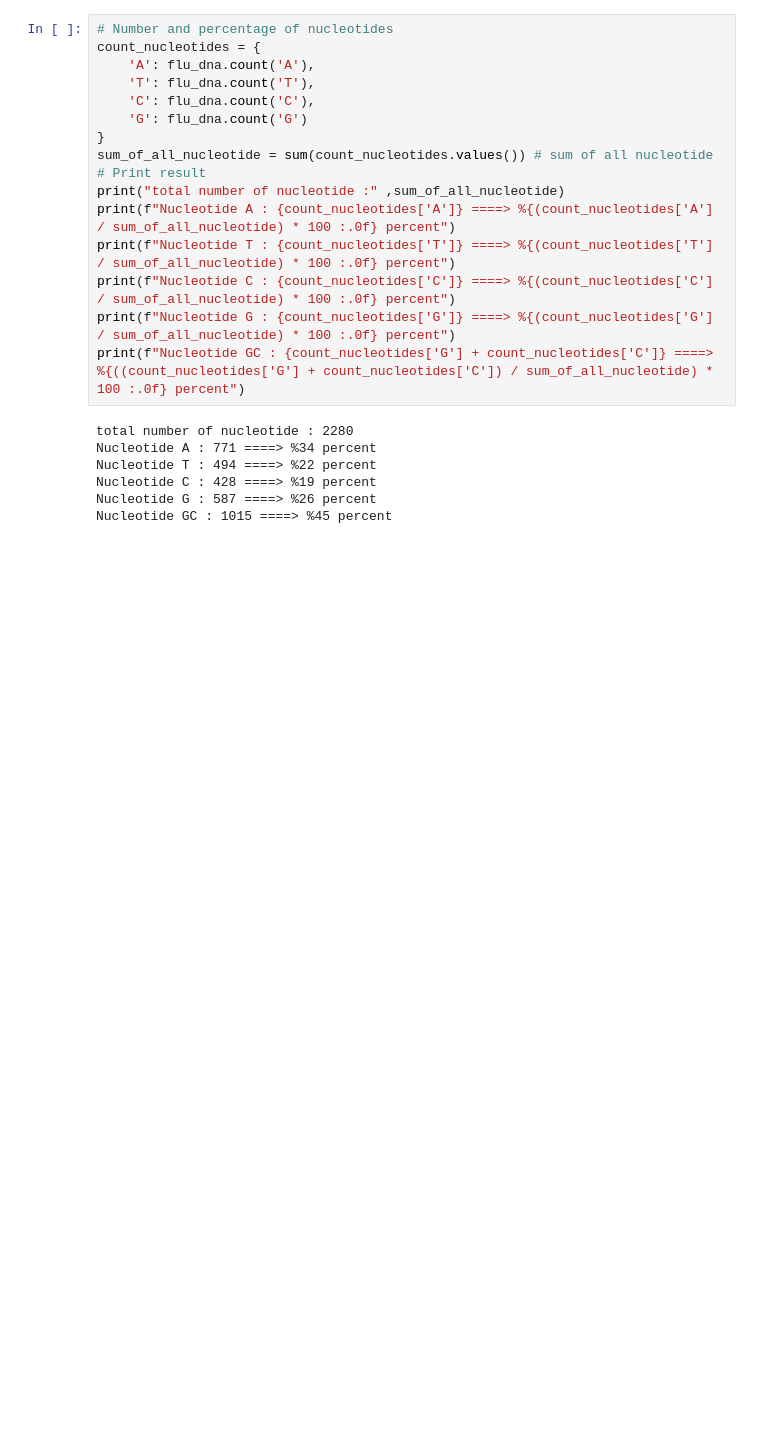
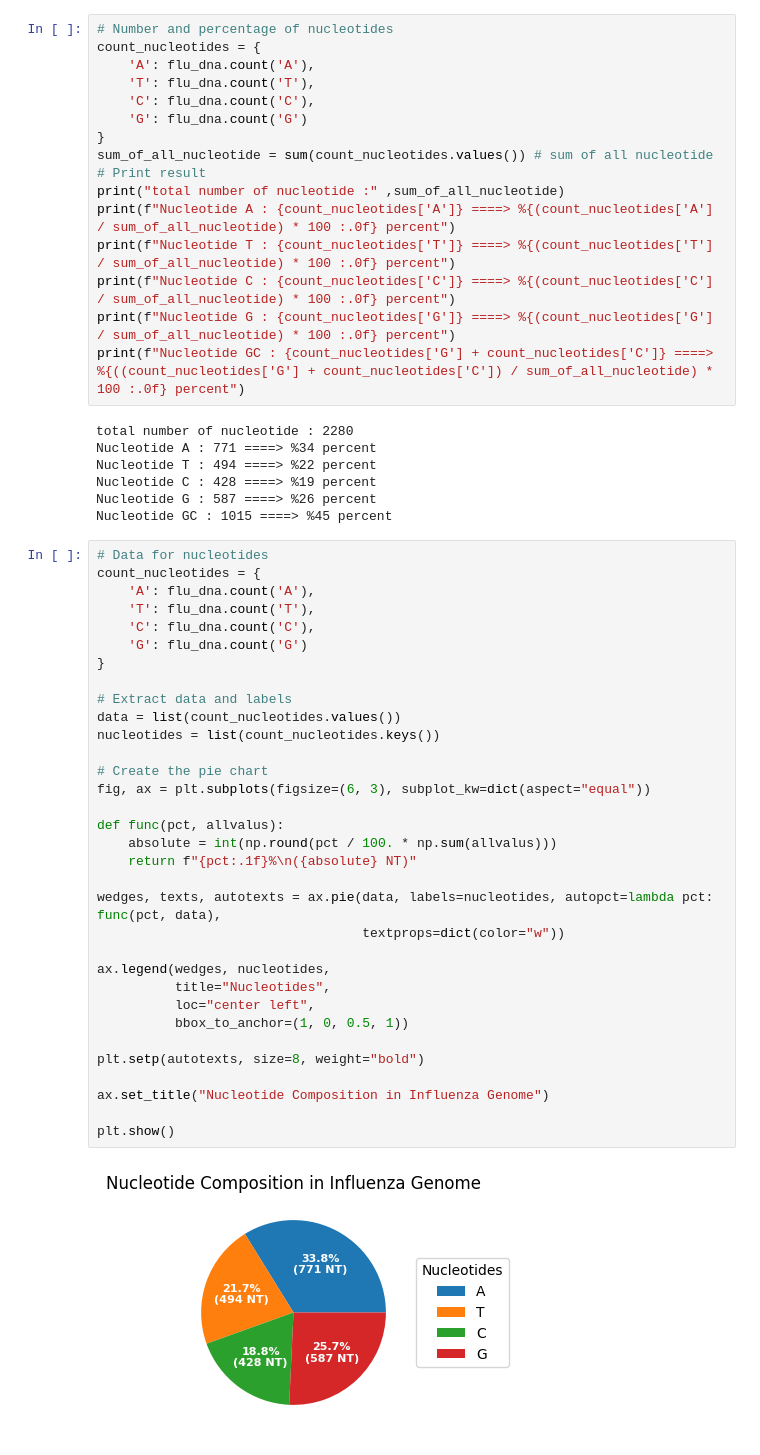
Before and after one commit to hashemi221022/Bioinformatics-Influenza_genome_analysis, a Jupyter notebook: Influenza_genome_analysis.ipynb, the cells around one changed output. Drawn from its saved outputs; the diff is of its cells as text; blank space fills up the shorter version.

Commit message:
Add code for visualization of nucleotide composition in influenza genome

```diff
--- a/Influenza_genome_analysis.ipynb
+++ b/Influenza_genome_analysis.ipynb
@@ -243,3 +244,38 @@ Nucleotide T : 494 ====> %22 percent
 Nucleotide C : 428 ====> %19 percent
 Nucleotide G : 587 ====> %26 percent
 Nucleotide GC : 1015 ====> %45 percent
+# %%
+# Data for nucleotides
+count_nucleotides = {
+    'A': flu_dna.count('A'),
+    'T': flu_dna.count('T'),
+    'C': flu_dna.count('C'),
+    'G': flu_dna.count('G')
+}
+
+# Extract data and labels
+data = list(count_nucleotides.values())
+nucleotides = list(count_nucleotides.keys())
+
+# Create the pie chart
+fig, ax = plt.subplots(figsize=(6, 3), subplot_kw=dict(aspect="equal"))
+
+def func(pct, allvalus):
+    absolute = int(np.round(pct / 100. * np.sum(allvalus)))
+    return f"{pct:.1f}%\n({absolute} NT)"
+
+wedges, texts, autotexts = ax.pie(data, labels=nucleotides, autopct=lambda pct: func(pct, data),
+                                  textprops=dict(color="w"))
+
+ax.legend(wedges, nucleotides,
+          title="Nucleotides",
+          loc="center left",
+          bbox_to_anchor=(1, 0, 0.5, 1))
+
+plt.setp(autotexts, size=8, weight="bold")
+
+ax.set_title("Nucleotide Composition in Influenza Genome")
+
+plt.show()
+# %% [output]
+[figure, added]
```
Also changed, not shown: parts of 1 cell of this notebook.
